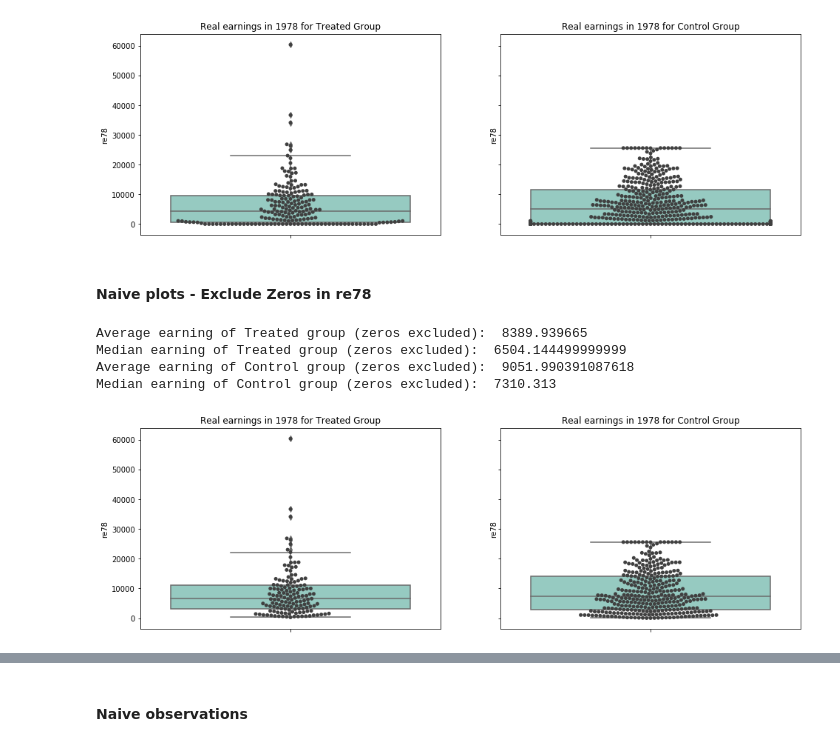
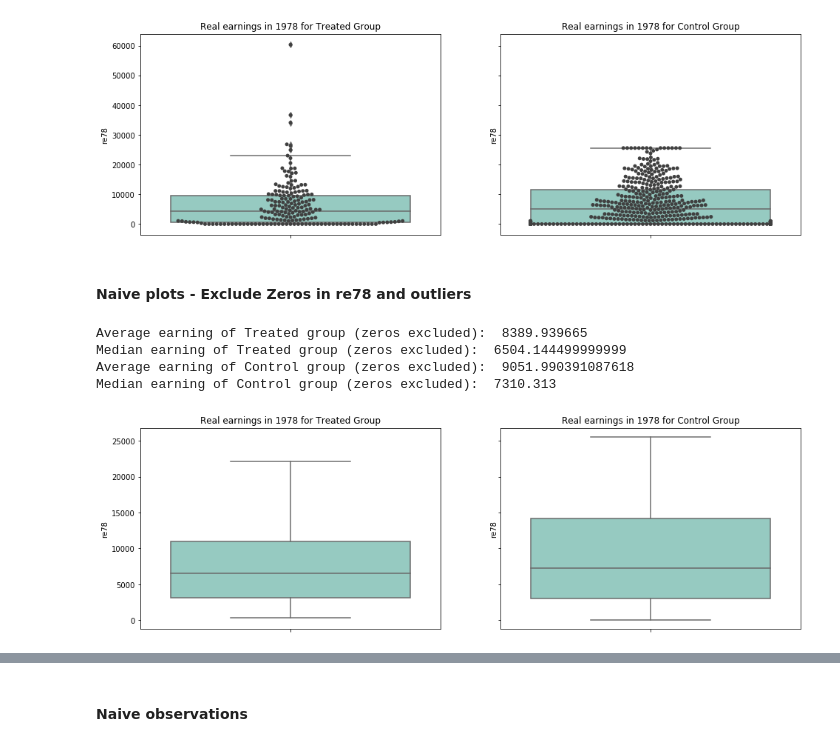
Before and after one commit to sanadhis/ADA-2017, a Jupyter notebook: 04 - Applied ML/Homework04.ipynb, the cells around one changed output, grey strips where cells are left out. Saved outputs shown, nothing was run; the diff lists cells and outputs as text; code cells hidden in the pictures.

```diff
--- a/04 - Applied ML/Homework04.ipynb
+++ b/04 - Applied ML/Homework04.ipynb
@@ -46,9 +46,9 @@ df.head(5)
 def split_data(dataframe):
     return df.loc[df["treat"]==1], df.loc[df["treat"]==0]
 
-df_treatment, df_control = split_data(df)
-df_treatment_with_nan    = df_treatment.replace(0,np.NAN)
-df_control_with_nan      = df_control.replace(0,np.NAN)
+df_treated, df_control = split_data(df)
+df_treated_with_nan    = df_treated.replace(0,np.NAN)
+df_control_with_nan    = df_control.replace(0,np.NAN)
 # %% [markdown]
 A naive closer look into the data of treatment subject
 # %%
@@ -103,25 +103,23 @@ Mean earning of Control group:  6984.169742307697
 Median earning of Control group:  4975.505
 [figure]
 # %% [markdown]
-#### Naive plots - Exclude Zeros in re78
+#### Naive plots - Exclude Zeros in re78 and outliers
 # %%
 fig, (ax1, ax2) = plt.subplots(ncols=2, sharey=True)
 fig.set_size_inches(16, 5)
-ax1 = sns.boxplot(y = 're78' , data=df_treatment_with_nan, ax = ax1, palette="Set3")
-ax1 = sns.swarmplot(y = 're78' , data=df_treatment_with_nan, ax = ax1, color=".25")
+ax1 = sns.boxplot(y = 're78' , data=df_treated_with_nan, ax = ax1, palette="Set3", showfliers=False)
 ax1.set_title("Real earnings in 1978 for Treated Group")
 
-ax2 = sns.boxplot(y = 're78' , data=df_control_with_nan, ax = ax2, palette="Set3")
-ax2 = sns.swarmplot(y = 're78' , data=df_control_with_nan, ax = ax2, color=".25")
+ax2 = sns.boxplot(y = 're78' , data=df_control_with_nan, ax = ax2, palette="Set3", showfliers=False)
 ax2.set_title("Real earnings in 1978 for Control Group")
 
-print("Average earning of Treated group (zeros excluded): ",df_treatment_with_nan['re78'].mean())
-print("Median earning of Treated group (zeros excluded): ",df_treatment_with_nan['re78'].median())
+print("Average earning of Treated group (zeros excluded): ",df_treated_with_nan['re78'].mean())
+print("Median earning of Treated group (zeros excluded): ",df_treated_with_nan['re78'].median())
 print("Average earning of Control group (zeros excluded): ",df_control_with_nan['re78'].mean())
 print("Median earning of Control group (zeros excluded): ",df_control_with_nan['re78'].median())
 # %% [output]
 Average earning of Treated group (zeros excluded):  8389.939665
 Median earning of Treated group (zeros excluded):  6504.144499999999
 Average earning of Control group (zeros excluded):  9051.990391087618
 Median earning of Control group (zeros excluded):  7310.313
-[figure, old version]
+[figure, new version]
```
Also changed, not shown: parts of 6 cells of this notebook.
